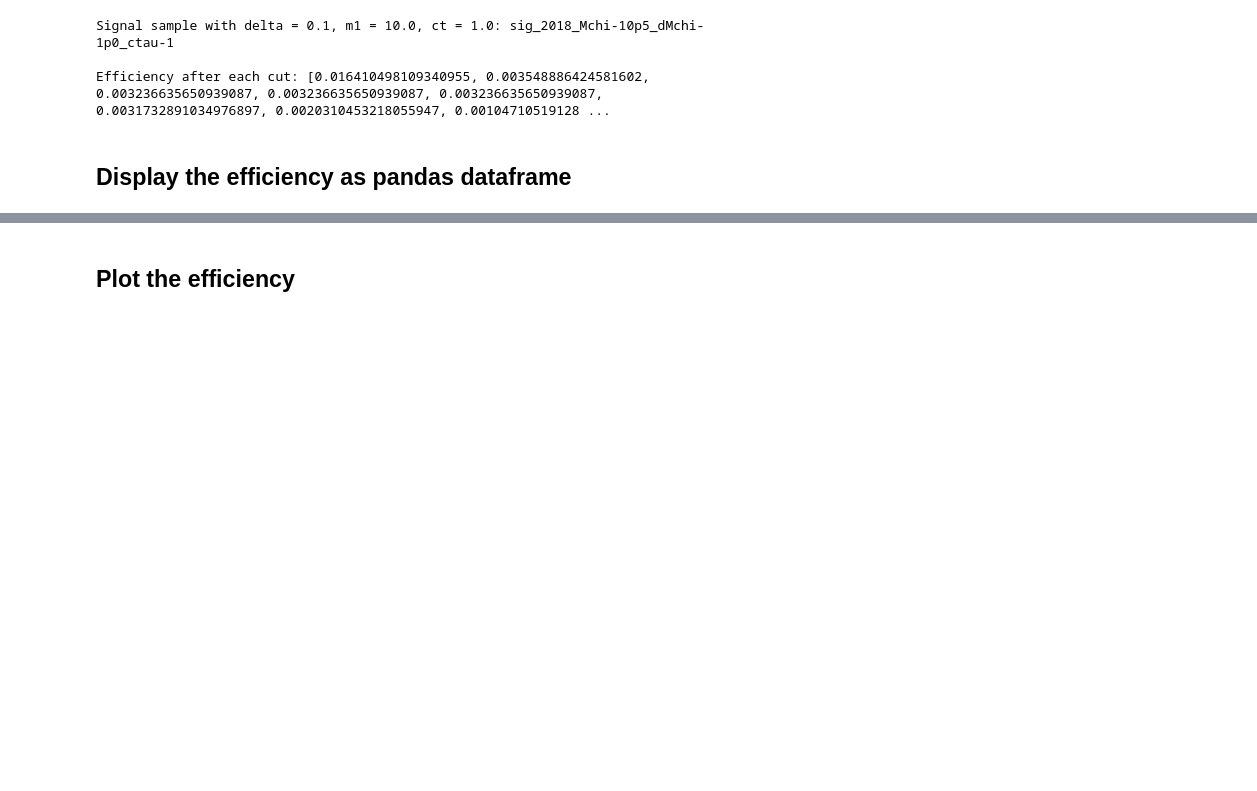
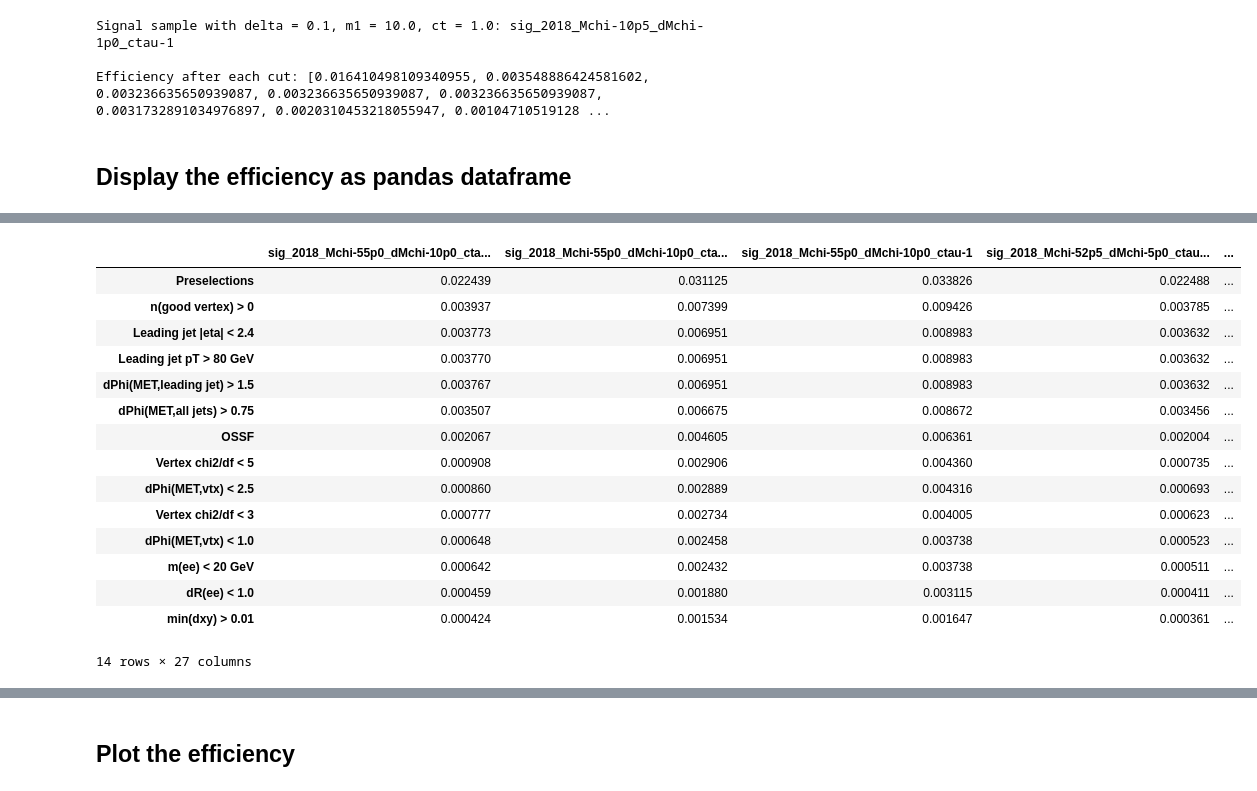
Before and after one commit to kyungminparkdrums/iDMe, a Jupyter notebook: python_analysis/notebooks/2-1_Cutflow_Signal.ipynb, the cells around one changed output, grey strips where cells are left out. Saved outputs shown, nothing was run; the diff lists cells and outputs as text; code cells hidden in the pictures; blank space fills up the shorter version.

Commit message:
display cutflow table with df

```diff
--- a/python_analysis/notebooks/2-1_Cutflow_Signal.ipynb
+++ b/python_analysis/notebooks/2-1_Cutflow_Signal.ipynb
@@ -210,3 +210,6 @@ Signal sample with delta = 0.1, m1 = 10.0, ct = 1.0: sig_2018_Mchi-10p5_dMchi-1p
 Efficiency after each cut: [0.016410498109340955, 0.003548886424581602, 0.003236635650939087, 0.003236635650939087, 0.003236635650939087, 0.0031732891034976897, 0.0020310453218055947, 0.00104710519128 ...
 # %% [markdown]
 ## Display the efficiency as pandas dataframe
+# %%
+columns = list(cf_s.keys())
+columns
@@ -212,0 +234,4 @@ Efficiency after each cut: [0.016410498109340955, 0.003548886424581602, 0.003236
+# %%
+efficiency = {c: [ cf_s[samp][c] for samp in columns ] for c in cuts}
+
+efficiency
@@ -212,0 +256,29 @@ Efficiency after each cut: [0.016410498109340955, 0.003548886424581602, 0.003236
+# %%
+eff_df = pd.DataFrame.from_dict(efficiency).transpose()
+eff_df.columns = columns
+
+labels = [cutNames[c] for c in cuts]
+# Replace "No Cuts" with "Preselections" and "Preselection" with "n(good vertex) > 0"
+cut = list(map(lambda x: x.replace('Preselection', 'n(good vertex) > 0'), labels))
+cut = list(map(lambda x: x.replace('No Cuts', 'Preselections'), cut))
+
+eff_df.index = cut
+# %%
+eff_df
+# %% [output]
+|  | sig_2018_Mchi-55p0_dMchi-10p0_cta... | sig_2018_Mchi-55p0_dMchi-10p0_cta... | sig_2018_Mchi-55p0_dMchi-10p0_ctau-1 | sig_2018_Mchi-52p5_dMchi-5p0_ctau... | ... |
+| Preselections | 0.022439 | 0.031125 | 0.033826 | 0.022488 | ... |
+| n(good vertex) > 0 | 0.003937 | 0.007399 | 0.009426 | 0.003785 | ... |
+| Leading jet |eta| < 2.4 | 0.003773 | 0.006951 | 0.008983 | 0.003632 | ... |
+| Leading jet pT > 80 GeV | 0.003770 | 0.006951 | 0.008983 | 0.003632 | ... |
+| dPhi(MET,leading jet) > 1.5 | 0.003767 | 0.006951 | 0.008983 | 0.003632 | ... |
+| dPhi(MET,all jets) > 0.75 | 0.003507 | 0.006675 | 0.008672 | 0.003456 | ... |
+| OSSF | 0.002067 | 0.004605 | 0.006361 | 0.002004 | ... |
+| Vertex chi2/df < 5 | 0.000908 | 0.002906 | 0.004360 | 0.000735 | ... |
+| dPhi(MET,vtx) < 2.5 | 0.000860 | 0.002889 | 0.004316 | 0.000693 | ... |
+| Vertex chi2/df < 3 | 0.000777 | 0.002734 | 0.004005 | 0.000623 | ... |
+| dPhi(MET,vtx) < 1.0 | 0.000648 | 0.002458 | 0.003738 | 0.000523 | ... |
+| m(ee) < 20 GeV | 0.000642 | 0.002432 | 0.003738 | 0.000511 | ... |
+| dR(ee) < 1.0 | 0.000459 | 0.001880 | 0.003115 | 0.000411 | ... |
+| min(dxy) > 0.01 | 0.000424 | 0.001534 | 0.001647 | 0.000361 | ... |
+14 rows × 27 columns
```
Also changed, not shown: parts of 3 cells of this notebook.
